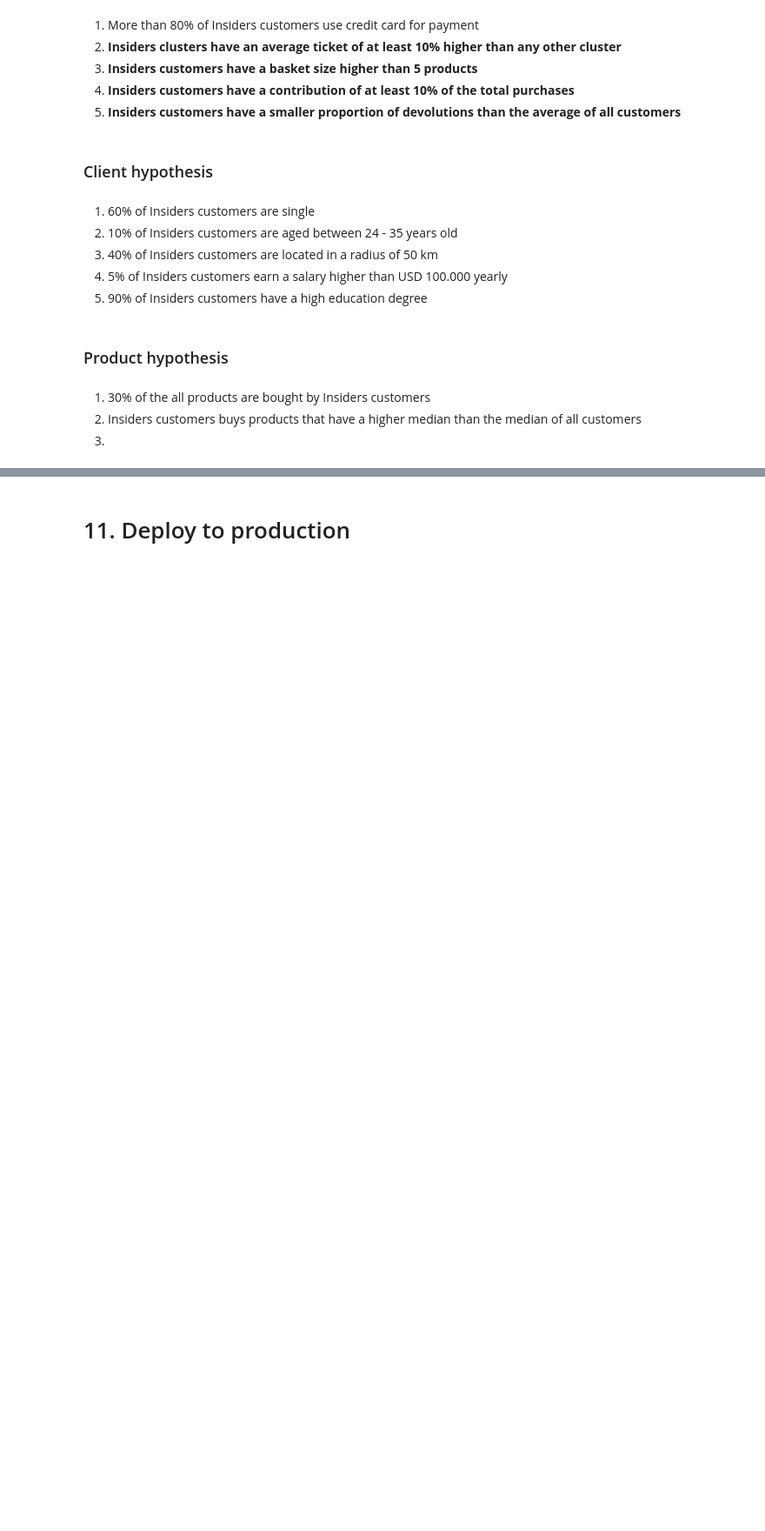
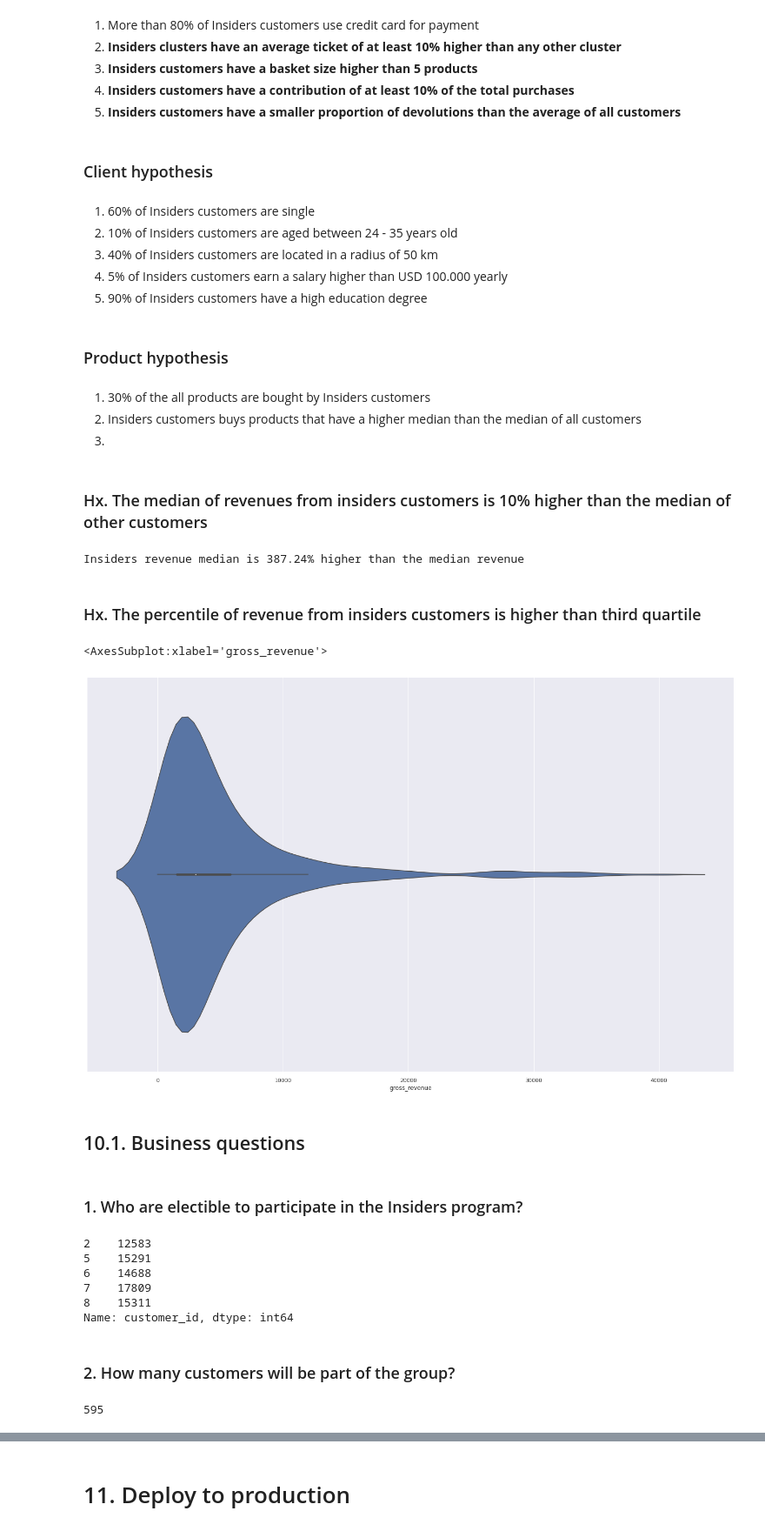
Before and after one commit to pedropscf/3-insiders-clustering, a Jupyter notebook: notebooks/m10-insiders-clustering.ipynb, the cells around one changed output, grey strips where cells are left out. Shown at 87% size. Saved outputs shown, nothing was run; the diff lists cells and outputs as text; code cells hidden in the pictures; blank space fills up the shorter version.

Commit message:
Started answering business questions

```diff
--- a/notebooks/m10-insiders-clustering.ipynb
+++ b/notebooks/m10-insiders-clustering.ipynb
@@ -1767,5 +1634,7 @@ df_cluster2.sample(20)
 # %% [markdown]
 # 10. Clusters insights
+# %%
+df10 = df9.copy()
 # %% [markdown]
 ## Hypothesis for insights
 # %% [markdown]
@@ -1796,3 +1665,41 @@ Example: Cluster | Feature analyzed | Base value for comparison
 1. 30% of the all products are bought by Insiders customers
 2. Insiders customers buys products that have a higher median than the median of all customers
 3.
+# %% [markdown]
+### Hx. The median of revenues from insiders customers is 10% higher than the median of other customers
+# %%
+insiders_gnv_median = df10.loc[df10['cluster']==1, 'gross_revenue'].median()
+total_gnv_median = df10.loc[:,'gross_revenue'].median()
+
+revenue_diff_median = (insiders_gnv_median - total_gnv_median) / total_gnv_median
+
+print('Insiders revenue median is {}% higher than the median revenue'.format(round(revenue_diff_median*100, 2)))
+# %% [output]
+Insiders revenue median is 387.24% higher than the median revenue
+# %% [markdown]
+### Hx. The percentile of revenue from insiders customers is higher than third quartile
+# %%
+df_aux = df10.loc[(df10['cluster']==1) & (df10['gross_revenue'] < 50000), 'gross_revenue']
+sns.violinplot(x=df_aux)# hue=df10.loc[df10['cluster'] != 1])
+# %% [output]
+<AxesSubplot:xlabel='gross_revenue'>
+[figure, added]
+# %% [markdown]
+## 10.1. Business questions
+# %% [markdown]
+### 1. Who are electible to participate in the Insiders program?
+# %%
+df10.loc[df10['cluster']==1, 'customer_id'].head()
+# %% [output]
+2    12583
+5    15291
+6    14688
+7    17809
+8    15311
+Name: customer_id, dtype: int64
+# %% [markdown]
+### 2. How many customers will be part of the group?
+# %%
+df10.loc[df10['cluster']==1, 'customer_id'].size
+# %% [output]
+595
```
Also changed, not shown: parts of 38 cells of this notebook.
